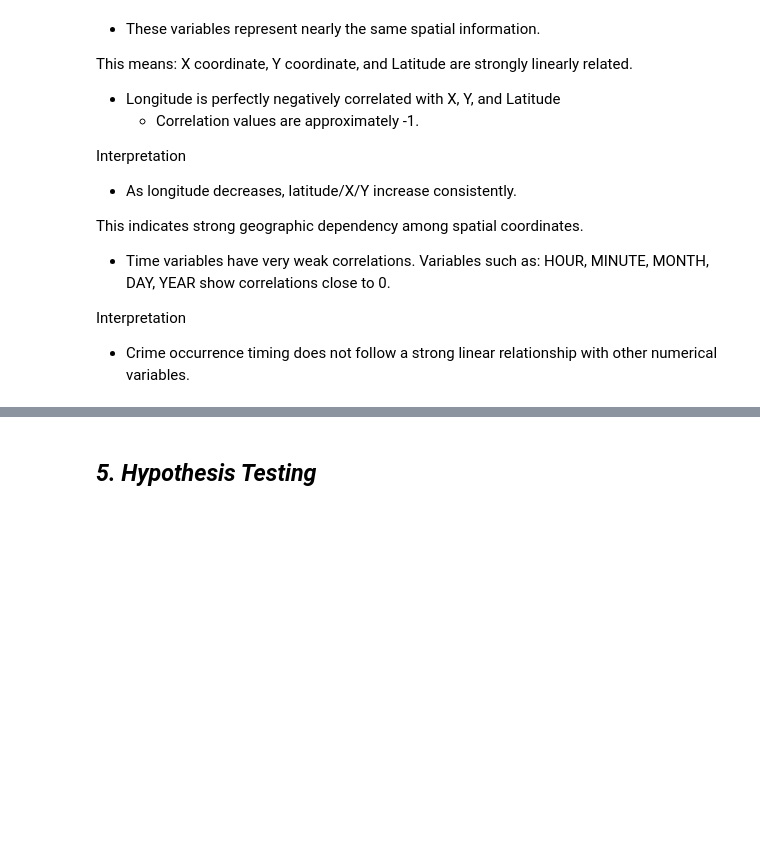
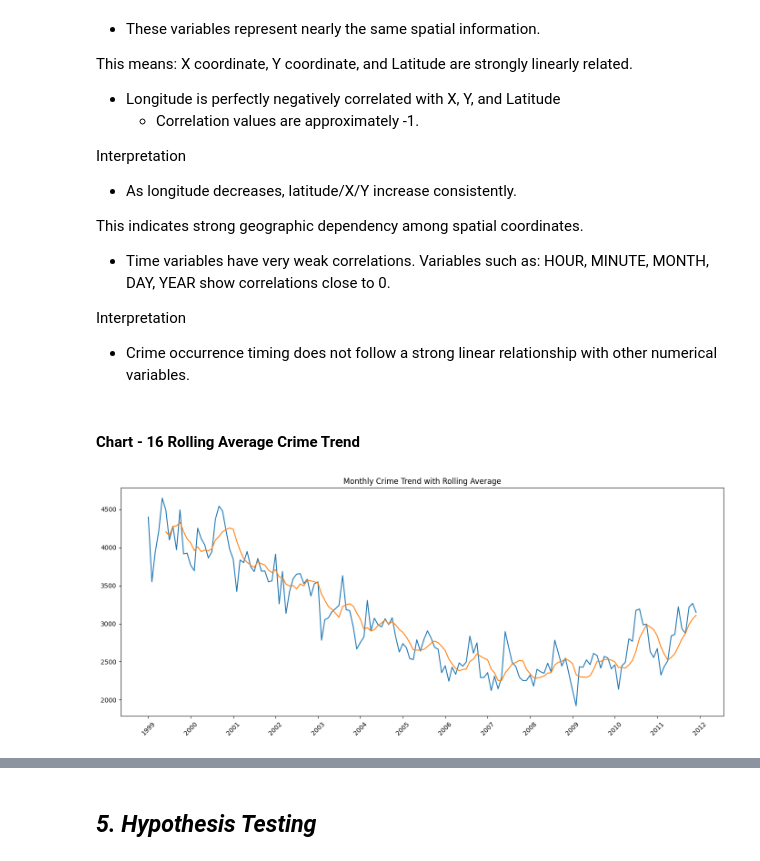
Before and after one commit to nibedita-26/crime_forecasting, a Jupyter notebook: notebook/ml_project.ipynb, the cells around one changed output, grey strips where cells are left out. Cells and saved outputs as stored; diff of their text form; code cells hidden in the pictures; blank space fills up the shorter version.

```diff
--- a/notebook/ml_project.ipynb
+++ b/notebook/ml_project.ipynb
@@ -1394,3 +1394,35 @@ This indicates strong geographic dependency among spatial coordinates.
 
 Interpretation
 - Crime occurrence timing does not follow a strong linear relationship with other numerical variables.
+# %% [markdown]
+#### Chart - 16 Rolling Average Crime Trend
+# %%
+# Chart- 16 Visualization code
+monthly_crime = train_df.groupby(train_df['Date'].dt.to_period('M')).size()
+
+monthly_crime.index = monthly_crime.index.to_timestamp()
+
+rolling_avg = monthly_crime.rolling(window=6).mean()
+
+import matplotlib.dates as mdates
+
+plt.figure(figsize=(14,6))
+
+plt.plot(monthly_crime.index, monthly_crime.values)
+
+plt.plot(monthly_crime.index, rolling_avg)
+
+ax = plt.gca()
+
+ax.xaxis.set_major_locator(mdates.YearLocator())
+
+ax.xaxis.set_major_formatter(mdates.DateFormatter('%Y'))
+
+plt.xticks(rotation=45)
+
+plt.title('Monthly Crime Trend with Rolling Average')
+
+plt.tight_layout()
+plt.show()
+# %% [output]
+[figure, added]
```
Also changed, not shown: parts of 144 cells of this notebook.
